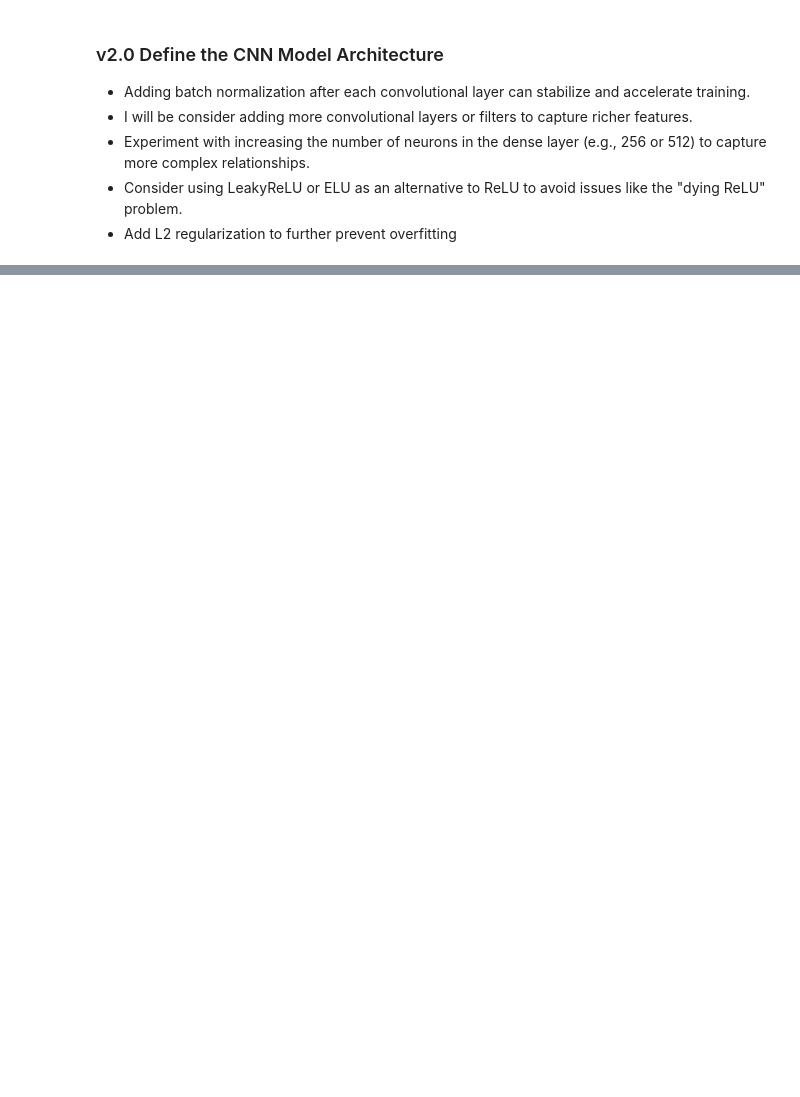
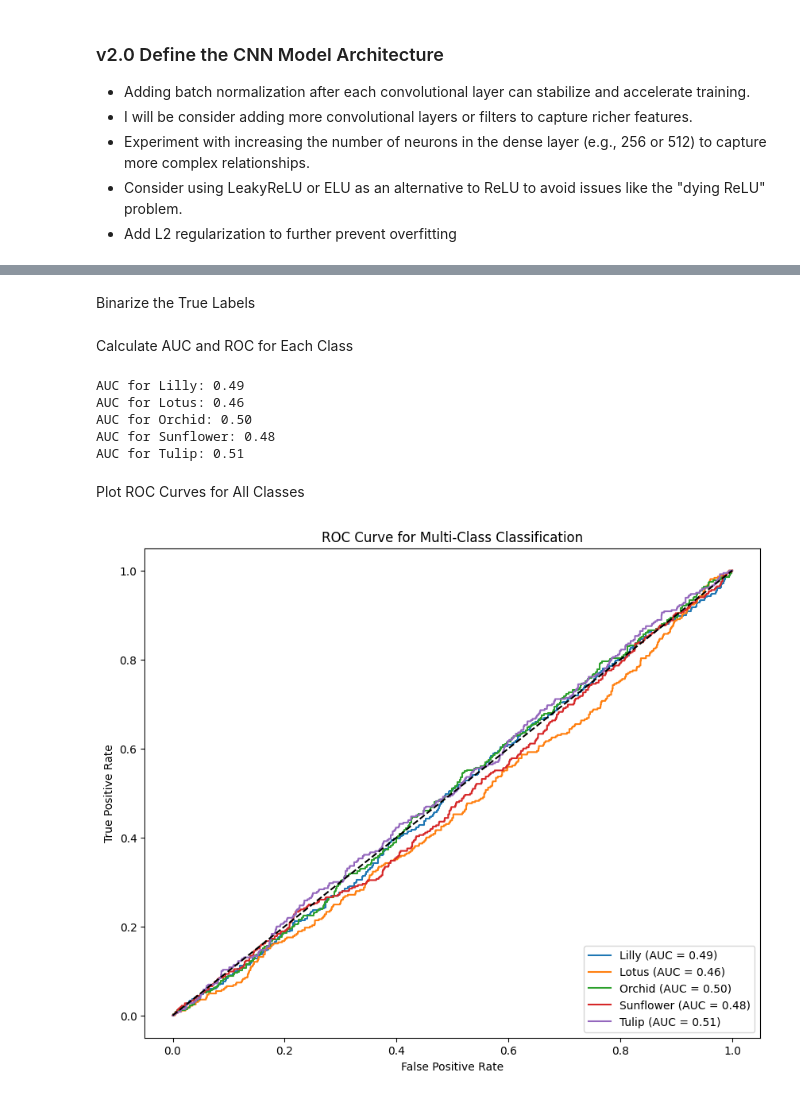
Before and after one commit to praveenkumaresan/image-classification, a Jupyter notebook: pk_image_classification.ipynb, the cells around one changed output, grey strips where cells are left out. Cells and saved outputs as stored; diff of their text form; code cells hidden in the pictures; blank space fills up the shorter version.

```diff
--- a/pk_image_classification.ipynb
+++ b/pk_image_classification.ipynb
@@ -683,0 +973,2 @@ def build_custom_cnn(input_shape=(150, 150, 3), num_classes=5):
+# %%
+y_pred_prob = custom_model.predict(test_generator)  # Predicted probabilities for each class
@@ -683,0 +977,47 @@ def build_custom_cnn(input_shape=(150, 150, 3), num_classes=5):
+# %% [markdown]
+Binarize the True Labels
+# %%
+from sklearn.preprocessing import LabelBinarizer
+
+lb = LabelBinarizer()
+y_test_binarized = lb.fit_transform(test_generator.classes)  # True labels in binary format
+class_names = test_generator.class_indices.keys()  # Class names
+# %% [markdown]
+Calculate AUC and ROC for Each Class
+# %%
+from sklearn.metrics import roc_curve, auc
+
+fpr = {}
+tpr = {}
+roc_auc = {}
+
+for i, class_name in enumerate(class_names):
+    fpr[i], tpr[i], _ = roc_curve(y_test_binarized[:, i], y_pred_prob[:, i])
+    roc_auc[i] = auc(fpr[i], tpr[i])
+
+# Print the AUC for each class
+for i, class_name in enumerate(class_names):
+    print(f"AUC for {class_name}: {roc_auc[i]:.2f}")
+# %% [output]
+AUC for Lilly: 0.49
+AUC for Lotus: 0.46
+AUC for Orchid: 0.50
+AUC for Sunflower: 0.48
+AUC for Tulip: 0.51
+# %% [markdown]
+Plot ROC Curves for All Classes
+# %%
+import matplotlib.pyplot as plt
+
+plt.figure(figsize=(10, 8))
+for i, class_name in enumerate(class_names):
+    plt.plot(fpr[i], tpr[i], label=f'{class_name} (AUC = {roc_auc[i]:.2f})')
+
+plt.plot([0, 1], [0, 1], 'k--')  # Diagonal line (random classifier)
+plt.title('ROC Curve for Multi-Class Classification')
+plt.xlabel('False Positive Rate')
+plt.ylabel('True Positive Rate')
+plt.legend(loc='lower right')
+plt.show()
+# %% [output]
+[figure, added]
```
Also changed, not shown: parts of 18 cells of this notebook.
